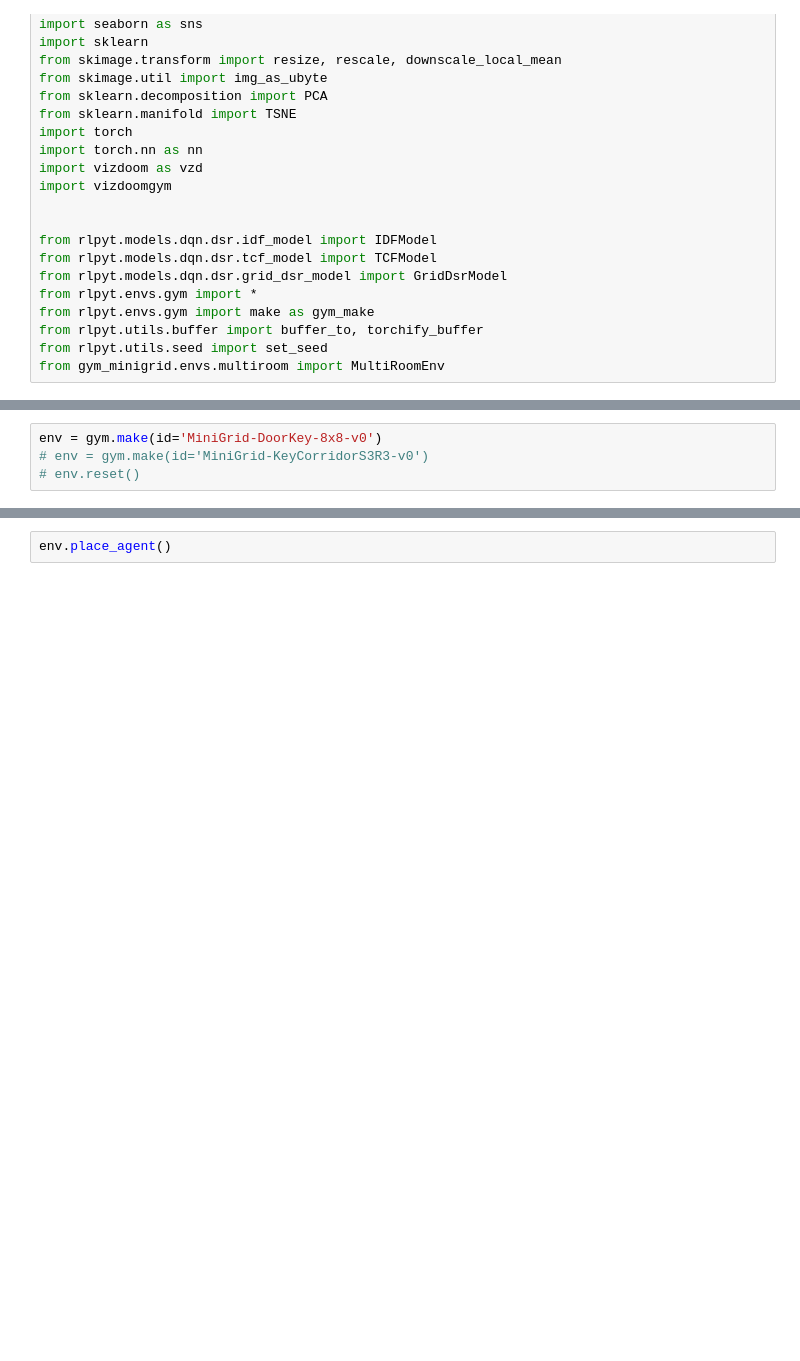
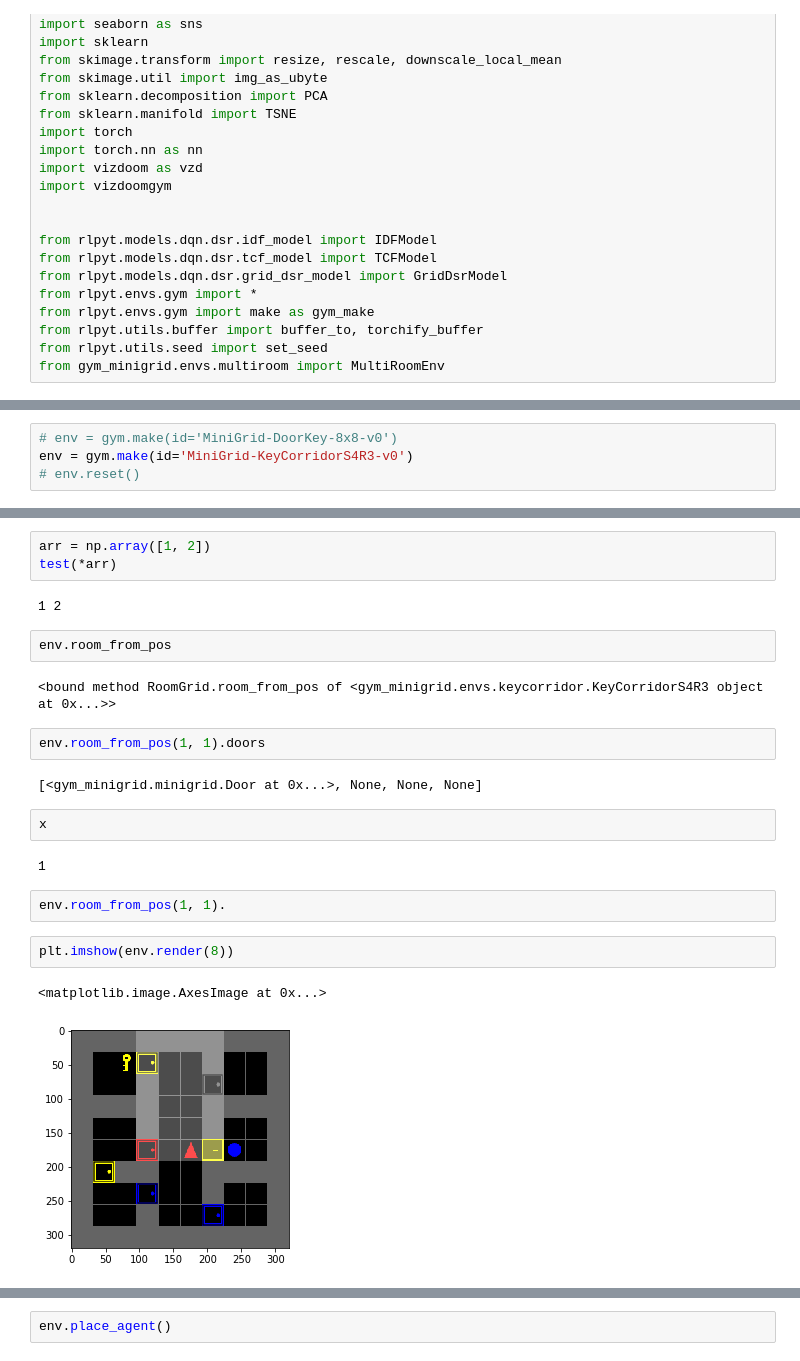
Before and after one commit to 2016choang/sfl, a Jupyter notebook: playground/new-envs.ipynb, the cells around one changed output, grey strips where cells are left out. Drawn from its saved outputs; the diff is of its cells as text; blank space fills up the shorter version.

```diff
--- a/playground/new-envs.ipynb
+++ b/playground/new-envs.ipynb
@@ -38,4 +38,4 @@ from gym_minigrid.envs.multiroom import MultiRoomEnv
 # %%
-env = gym.make(id='MiniGrid-DoorKey-8x8-v0')
-# env = gym.make(id='MiniGrid-KeyCorridorS3R3-v0')
+# env = gym.make(id='MiniGrid-DoorKey-8x8-v0')
+env = gym.make(id='MiniGrid-KeyCorridorS4R3-v0')
 # env.reset()
@@ -41,0 +61,24 @@ env = gym.make(id='MiniGrid-DoorKey-8x8-v0')
+# %%
+arr = np.array([1, 2])
+test(*arr)
+# %% [output]
+1 2
+# %%
+env.room_from_pos
+# %% [output]
+<bound method RoomGrid.room_from_pos of <gym_minigrid.envs.keycorridor.KeyCorridorS4R3 object at 0x...>>
+# %%
+env.room_from_pos(1, 1).doors
+# %% [output]
+[<gym_minigrid.minigrid.Door at 0x...>, None, None, None]
+# %%
+x
+# %% [output]
+1
+# %%
+env.room_from_pos(1, 1).
+# %%
+plt.imshow(env.render(8))
+# %% [output]
+<matplotlib.image.AxesImage at 0x...>
+[figure, added]
```
Also changed, not shown: parts of 20 cells of this notebook, 1 other file.
